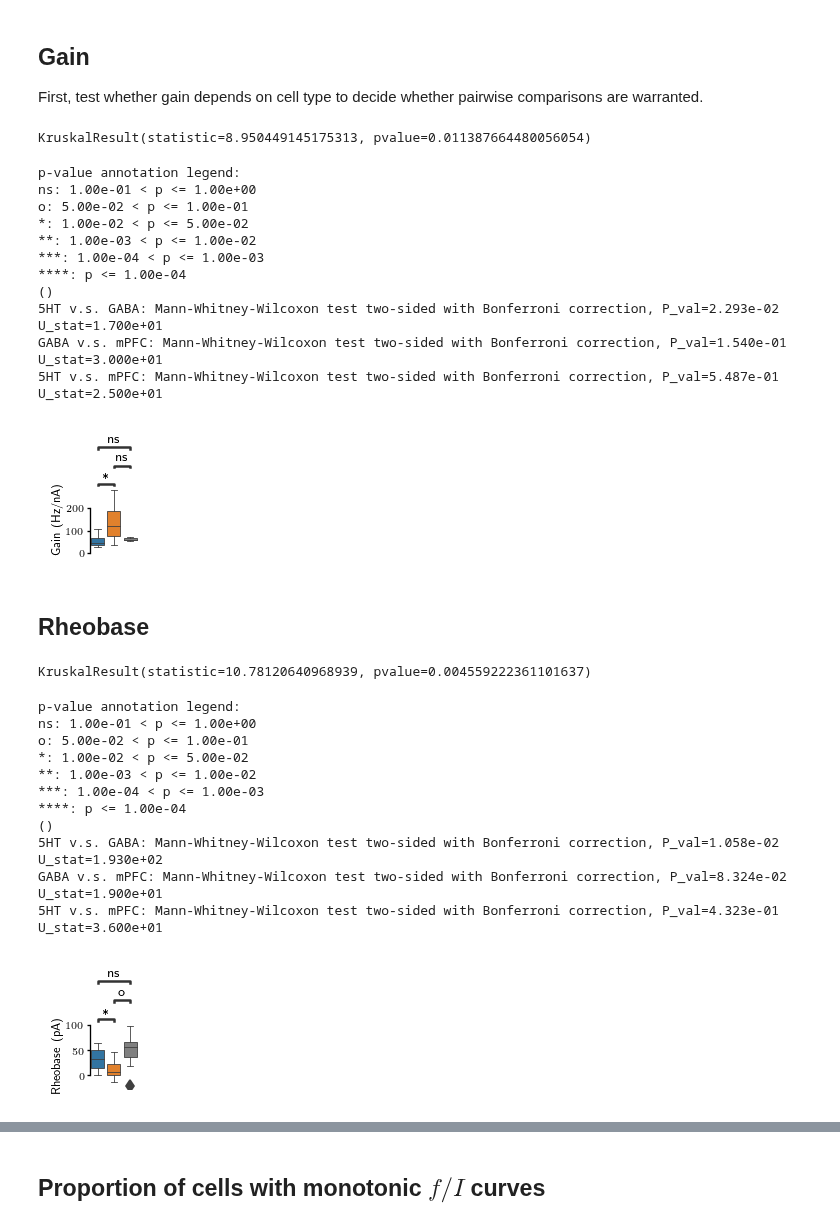
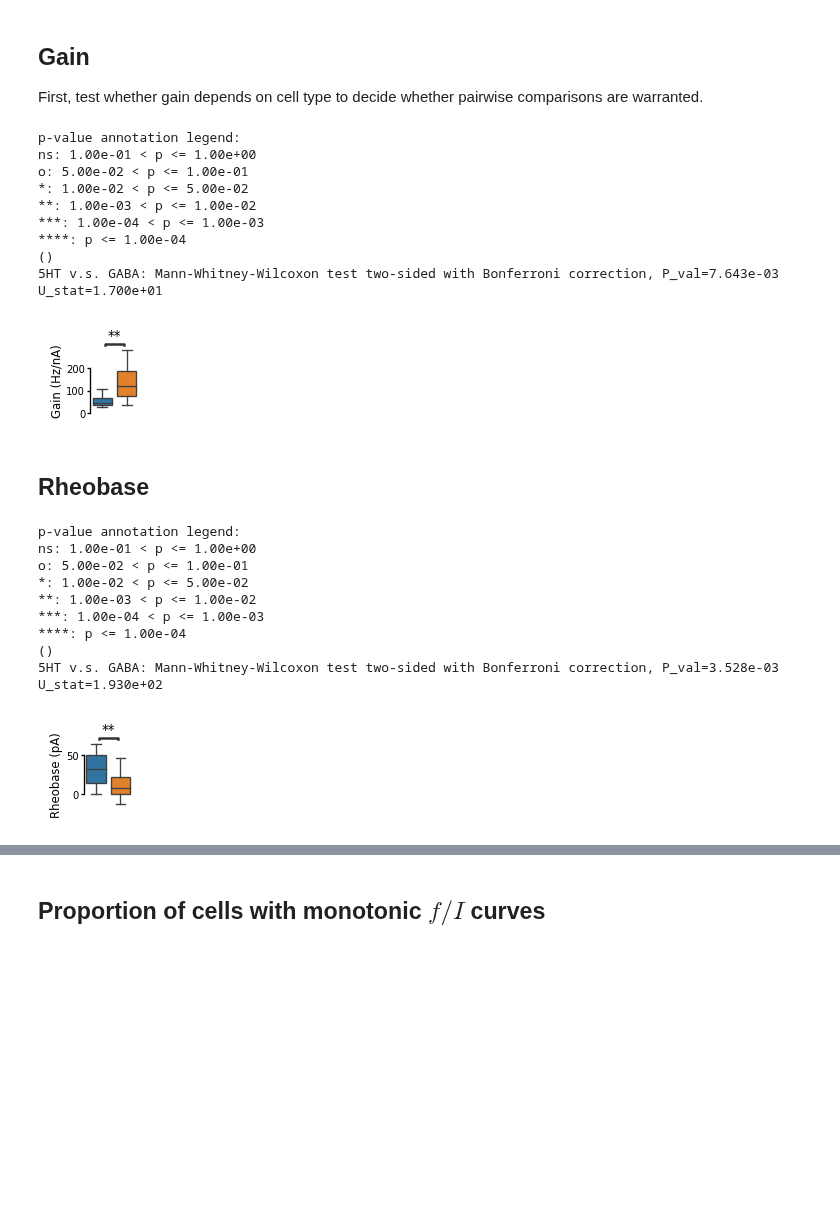
Before and after one commit to nauralcodinglab/raphegif, a Jupyter notebook: figs/scripts/writeup/fI_parameter_comparison.ipynb, the cells around one changed output, grey strips where cells are left out. Cells and saved outputs as stored; diff of their text form; code cells hidden in the pictures; blank space fills up the shorter version.

Commit message:
Figure tweaks for writeup

```diff
--- a/figs/scripts/writeup/fI_parameter_comparison.ipynb
+++ b/figs/scripts/writeup/fI_parameter_comparison.ipynb
@@ -96,14 +96,6 @@ figsize=(0.9, 1)
 ## Gain
 
 First, test whether gain depends on cell type to decide whether pairwise comparisons are warranted.
-# %%
-stats.kruskal(
-    stripNan(param_df.loc[param_df['cell_type'] == '5HT', 'gain']),
-    stripNan(param_df.loc[param_df['cell_type'] == 'GABA', 'gain']),
-    stripNan(param_df.loc[param_df['cell_type'] == 'mPFC', 'gain']),
-)
-# %% [output]
-KruskalResult(statistic=8.950449145175313, pvalue=0.011387664480056054)
 # %%
 plt.figure(figsize=figsize)
 
@@ -113,53 +105,43 @@ ax = sns.boxplot(
     'cell_type',
     'gain',
     data=param_df,
-    order=['5HT', 'GABA', 'mPFC'],
-    palette=[colors['ser'], colors['som'], colors['pyr']]
+    order=['5HT', 'GABA'],
+    palette=[colors['ser'], colors['som']]
 )
 plt.xlabel('')
 add_stat_annotation(
     ax=ax,
     x='cell_type',
     y='gain',
     data=param_df,
-    order=['5HT', 'GABA', 'mPFC'],
-    box_pairs=[('5HT', 'GABA'), ('5HT', 'mPFC'), ('GABA', 'mPFC')],
+    order=['5HT', 'GABA'],
+    box_pairs=[('5HT', 'GABA')],
     pvalue_thresholds=pvalue_thresholds,
     comparisons_correction='bonferroni',
     test='Mann-Whitney',
     loc='outside'
 )
 plt.ylim(0, plt.ylim()[1])
 plt.ylabel(r'Gain (Hz/nA)')
 plt.xticks([])
 pltools.hide_border('trb', trim=True)
 
 if IMG_PATH is not None:
     plt.savefig(os.path.join(IMG_PATH, 'gain_comparison.png'))
     plt.savefig(os.path.join(IMG_PATH, 'gain_comparison.svg'))
 # %% [output]
 p-value annotation legend:
 ns: 1.00e-01 < p <= 1.00e+00
 o: 5.00e-02 < p <= 1.00e-01
 *: 1.00e-02 < p <= 5.00e-02
 **: 1.00e-03 < p <= 1.00e-02
 ***: 1.00e-04 < p <= 1.00e-03
 ****: p <= 1.00e-04
 ()
-5HT v.s. GABA: Mann-Whitney-Wilcoxon test two-sided with Bonferroni correction, P_val=2.293e-02 U_stat=1.700e+01
-GABA v.s. mPFC: Mann-Whitney-Wilcoxon test two-sided with Bonferroni correction, P_val=1.540e-01 U_stat=3.000e+01
-5HT v.s. mPFC: Mann-Whitney-Wilcoxon test two-sided with Bonferroni correction, P_val=5.487e-01 U_stat=2.500e+01
+5HT v.s. GABA: Mann-Whitney-Wilcoxon test two-sided with Bonferroni correction, P_val=7.643e-03 U_stat=1.700e+01
-[figure, old version]
+[figure, new version]
 # %% [markdown]
 ## Rheobase
-# %%
-stats.kruskal(
-    stripNan(param_df.loc[param_df['cell_type'] == '5HT', 'rheobase']),
-    stripNan(param_df.loc[param_df['cell_type'] == 'GABA', 'rheobase']),
-    stripNan(param_df.loc[param_df['cell_type'] == 'mPFC', 'rheobase']),
-)
-# %% [output]
-KruskalResult(statistic=10.78120640968939, pvalue=0.004559222361101637)
 # %%
 plt.figure(figsize=figsize)
 
@@ -169,8 +151,8 @@ ax = sns.boxplot(
     'cell_type',
     'rheobase',
     data=param_df,
-    order=['5HT', 'GABA', 'mPFC'],
-    palette=[colors['ser'], colors['som'], colors['pyr']]
+    order=['5HT', 'GABA'],
+    palette=[colors['ser'], colors['som']]
 )
 plt.xlabel('')
 add_stat_annotation(
@@ -178,8 +160,8 @@ add_stat_annotation(
     x='cell_type',
     y='rheobase',
     data=param_df,
-    order=['5HT', 'GABA', 'mPFC'],
-    box_pairs=[('5HT', 'GABA'), ('5HT', 'mPFC'), ('GABA', 'mPFC')],
+    order=['5HT', 'GABA'],
+    box_pairs=[('5HT', 'GABA')],
     pvalue_thresholds=pvalue_thresholds,
     comparisons_correction='bonferroni',
     test='Mann-Whitney',
@@ -201,7 +183,5 @@ o: 5.00e-02 < p <= 1.00e-01
 ***: 1.00e-04 < p <= 1.00e-03
 ****: p <= 1.00e-04
 ()
-5HT v.s. GABA: Mann-Whitney-Wilcoxon test two-sided with Bonferroni correction, P_val=1.058e-02 U_stat=1.930e+02
-GABA v.s. mPFC: Mann-Whitney-Wilcoxon test two-sided with Bonferroni correction, P_val=8.324e-02 U_stat=1.900e+01
-5HT v.s. mPFC: Mann-Whitney-Wilcoxon test two-sided with Bonferroni correction, P_val=4.323e-01 U_stat=3.600e+01
+5HT v.s. GABA: Mann-Whitney-Wilcoxon test two-sided with Bonferroni correction, P_val=3.528e-03 U_stat=1.930e+02
-[figure, old version]
+[figure, new version]
```
Also changed, not shown: parts of 9 cells of this notebook, 9 other files.
